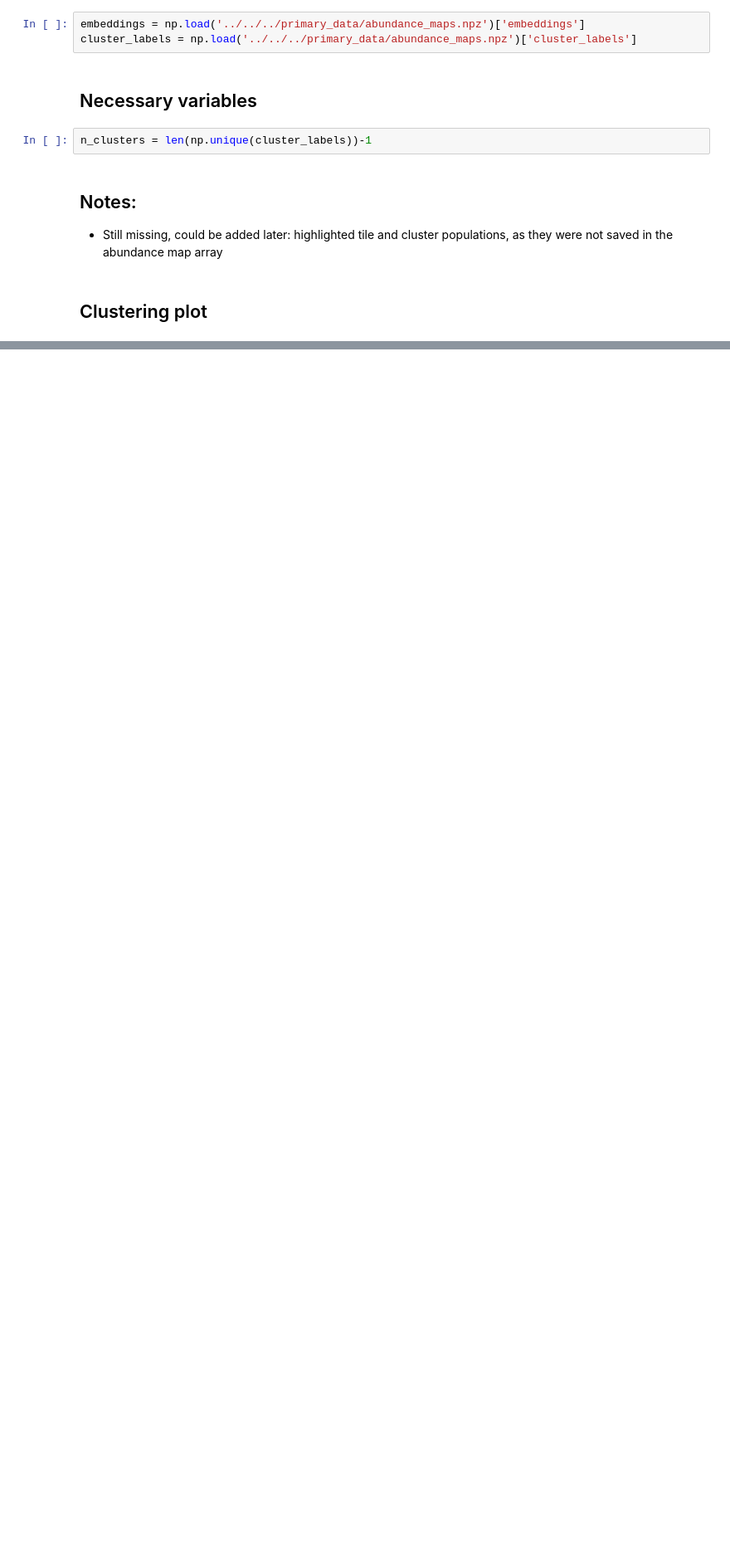
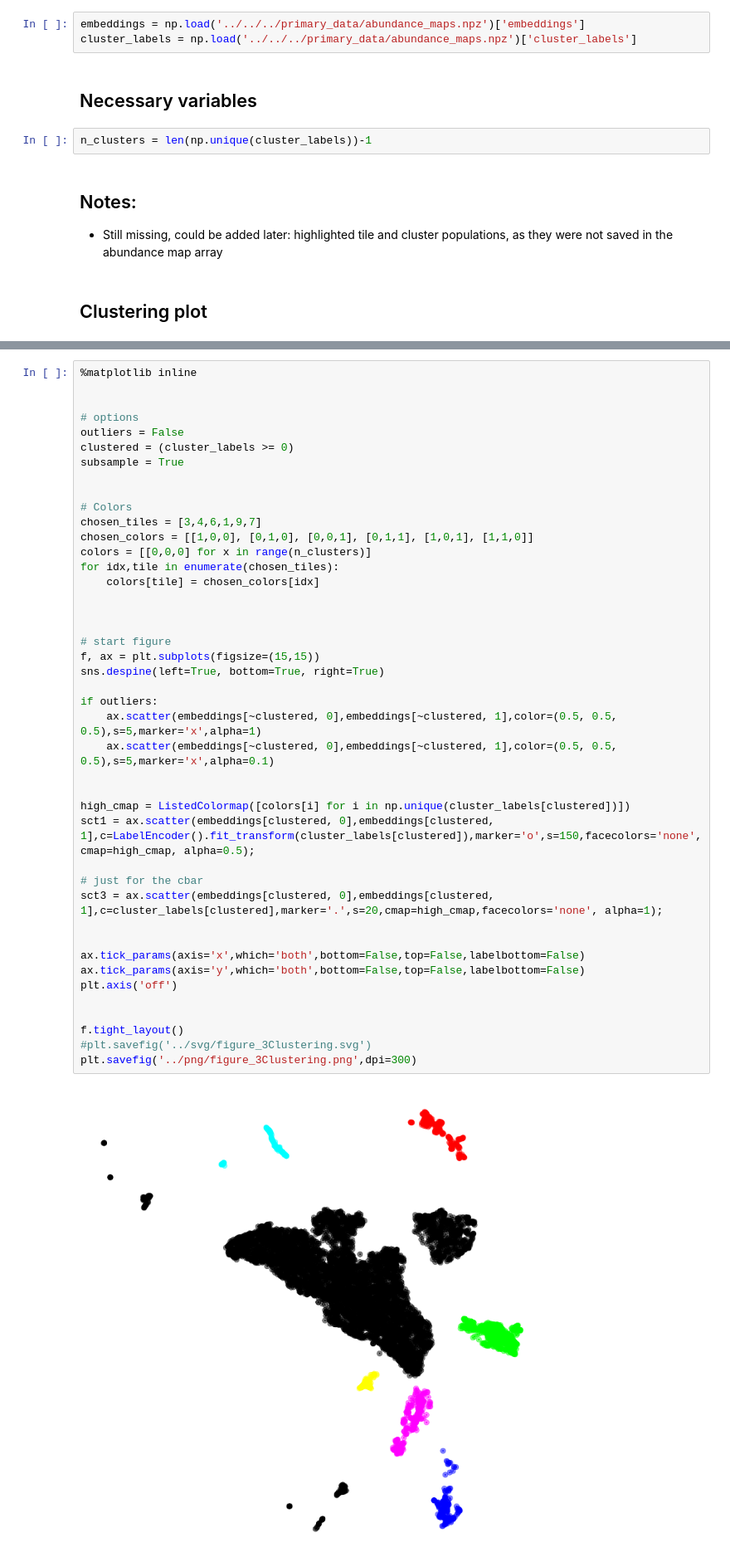
Before and after one commit to amjams/Identify, a Jupyter notebook: scripts/data_visualization/Figure_3Clustering.ipynb, the cells around one changed output, grey strips where cells are left out. Shown at 83% size. Cells and saved outputs as stored; diff of their text form; blank space fills up the shorter version.

```diff
--- a/scripts/data_visualization/Figure_3Clustering.ipynb
+++ b/scripts/data_visualization/Figure_3Clustering.ipynb
@@ -82,0 +41,45 @@ plt.savefig('../svg/figure_3Clustering.svg')
+# %%
+%matplotlib inline
+
+
+# options
+outliers = False
+clustered = (cluster_labels >= 0)
+subsample = True
+
+
+# Colors
+chosen_tiles = [3,4,6,1,9,7]
+chosen_colors = [[1,0,0], [0,1,0], [0,0,1], [0,1,1], [1,0,1], [1,1,0]]
+colors = [[0,0,0] for x in range(n_clusters)]
+for idx,tile in enumerate(chosen_tiles):
+    colors[tile] = chosen_colors[idx]
+
+
+
+# start figure
+f, ax = plt.subplots(figsize=(15,15))
+sns.despine(left=True, bottom=True, right=True)
+
+if outliers:
+    ax.scatter(embeddings[~clustered, 0],embeddings[~clustered, 1],color=(0.5, 0.5, 0.5),s=5,marker='x',alpha=1)
+    ax.scatter(embeddings[~clustered, 0],embeddings[~clustered, 1],color=(0.5, 0.5, 0.5),s=5,marker='x',alpha=0.1)
+
+
+high_cmap = ListedColormap([colors[i] for i in np.unique(cluster_labels[clustered])])
+sct1 = ax.scatter(embeddings[clustered, 0],embeddings[clustered, 1],c=LabelEncoder().fit_transform(cluster_labels[clustered]),marker='o',s=150,facecolors='none',cmap=high_cmap, alpha=0.5);
+
+# just for the cbar
+sct3 = ax.scatter(embeddings[clustered, 0],embeddings[clustered, 1],c=cluster_labels[clustered],marker='.',s=20,cmap=high_cmap,facecolors='none', alpha=1);
+
+
+ax.tick_params(axis='x',which='both',bottom=False,top=False,labelbottom=False)
+ax.tick_params(axis='y',which='both',bottom=False,top=False,labelbottom=False)
+plt.axis('off')
+
+
+f.tight_layout()
+#plt.savefig('../svg/figure_3Clustering.svg')
+plt.savefig('../png/figure_3Clustering.png',dpi=300)
+# %% [output]
+[figure, added]
```
Also changed, not shown: parts of 1 cell of this notebook, 7 other files.
